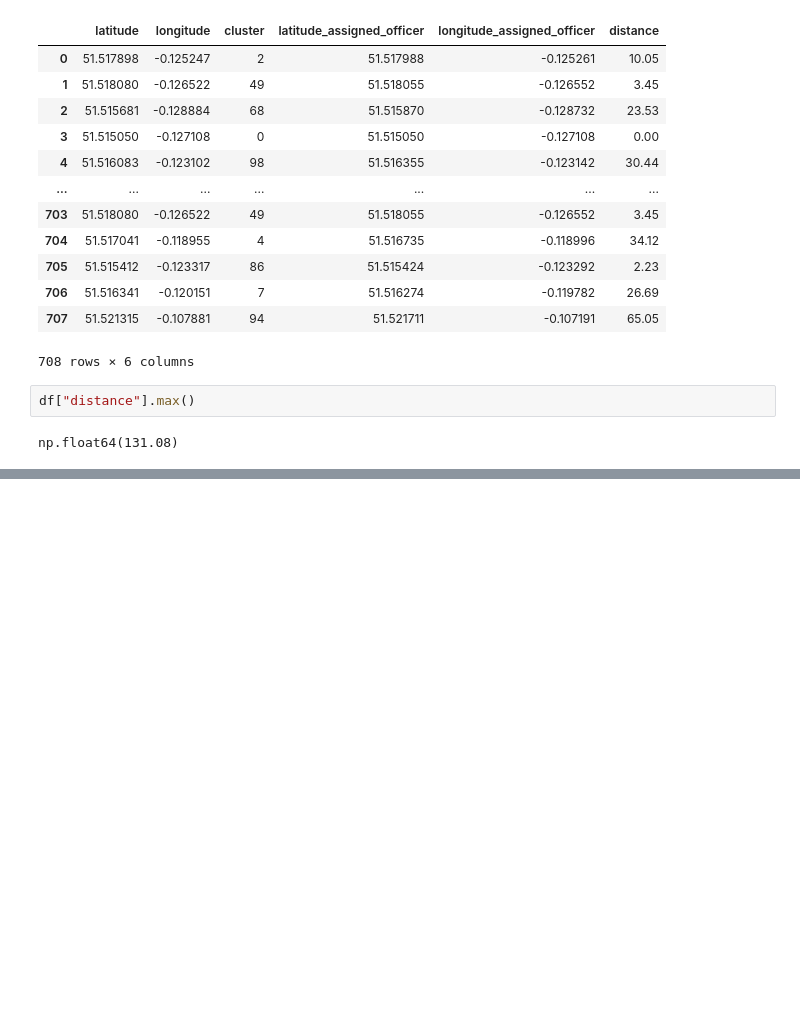
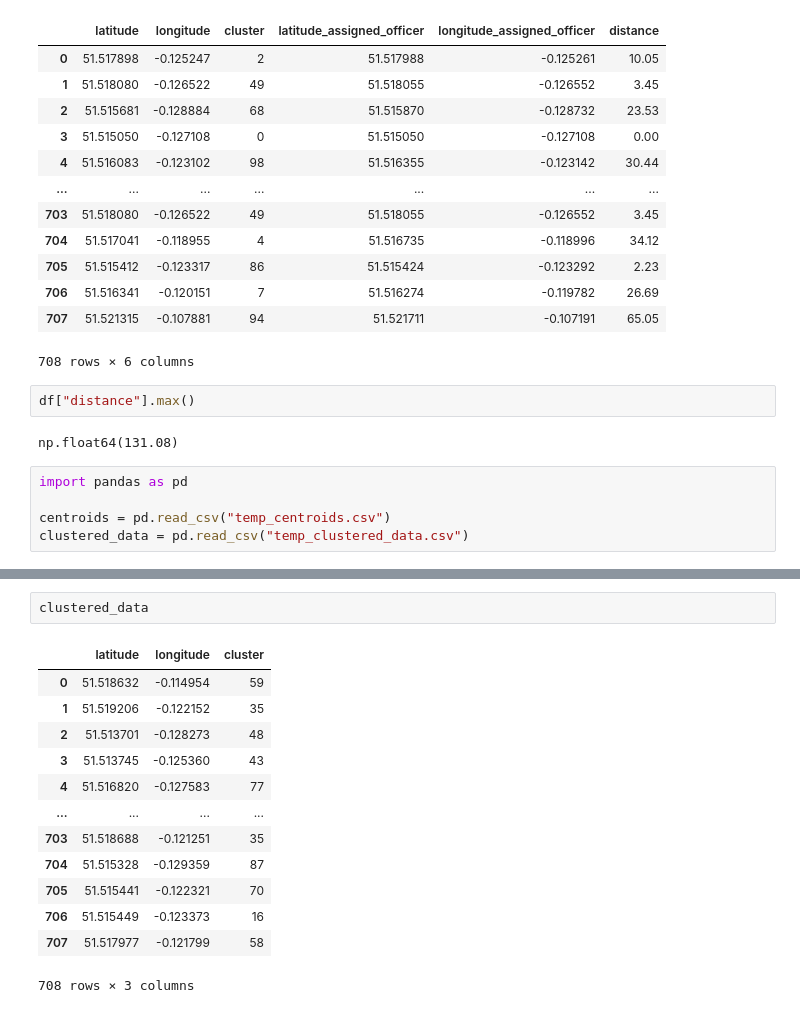
Before and after one commit to MilesDidden/Multi.-CBL-Group-04, a Jupyter notebook: Exploring_data_Miles.ipynb, the cells around one changed output, grey strips where cells are left out. Saved outputs shown, nothing was run; the diff lists cells and outputs as text; blank space fills up the shorter version.

```diff
--- a/Exploring_data_Miles.ipynb
+++ b/Exploring_data_Miles.ipynb
@@ -420,3 +420,8 @@ df
 df["distance"].max()
 # %% [output]
 np.float64(131.08)
+# %%
+import pandas as pd
+
+centroids = pd.read_csv("temp_centroids.csv")
+clustered_data = pd.read_csv("temp_clustered_data.csv")
@@ -422,0 +444,16 @@ np.float64(131.08)
+# %%
+clustered_data
+# %% [output]
+|  | latitude | longitude | cluster |
+| 0 | 51.518632 | -0.114954 | 59 |
+| 1 | 51.519206 | -0.122152 | 35 |
+| 2 | 51.513701 | -0.128273 | 48 |
+| 3 | 51.513745 | -0.125360 | 43 |
+| 4 | 51.516820 | -0.127583 | 77 |
+| ... | ... | ... | ... |
+| 703 | 51.518688 | -0.121251 | 35 |
+| 704 | 51.515328 | -0.129359 | 87 |
+| 705 | 51.515441 | -0.122321 | 70 |
+| 706 | 51.515449 | -0.123373 | 16 |
+| 707 | 51.517977 | -0.121799 | 58 |
+708 rows × 3 columns
```
Also changed, not shown: parts of 1 cell of this notebook, 3 other files.
